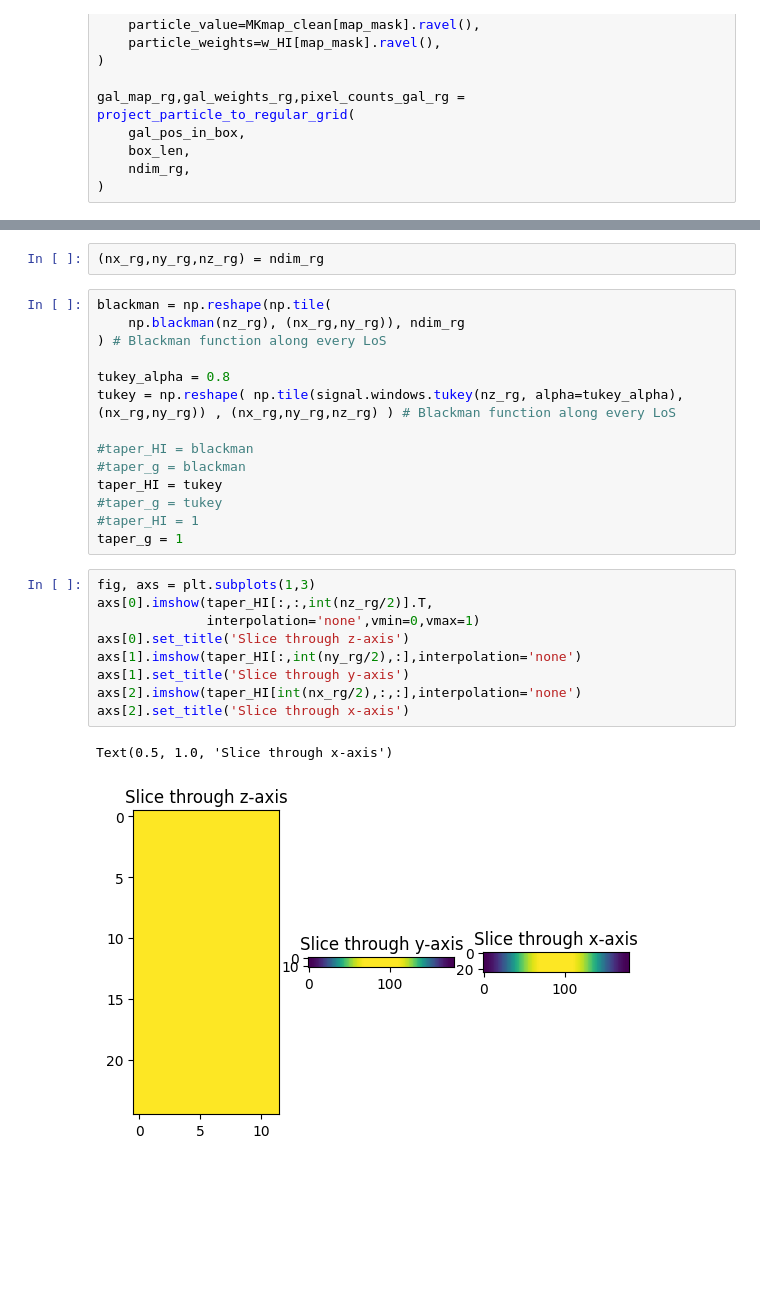
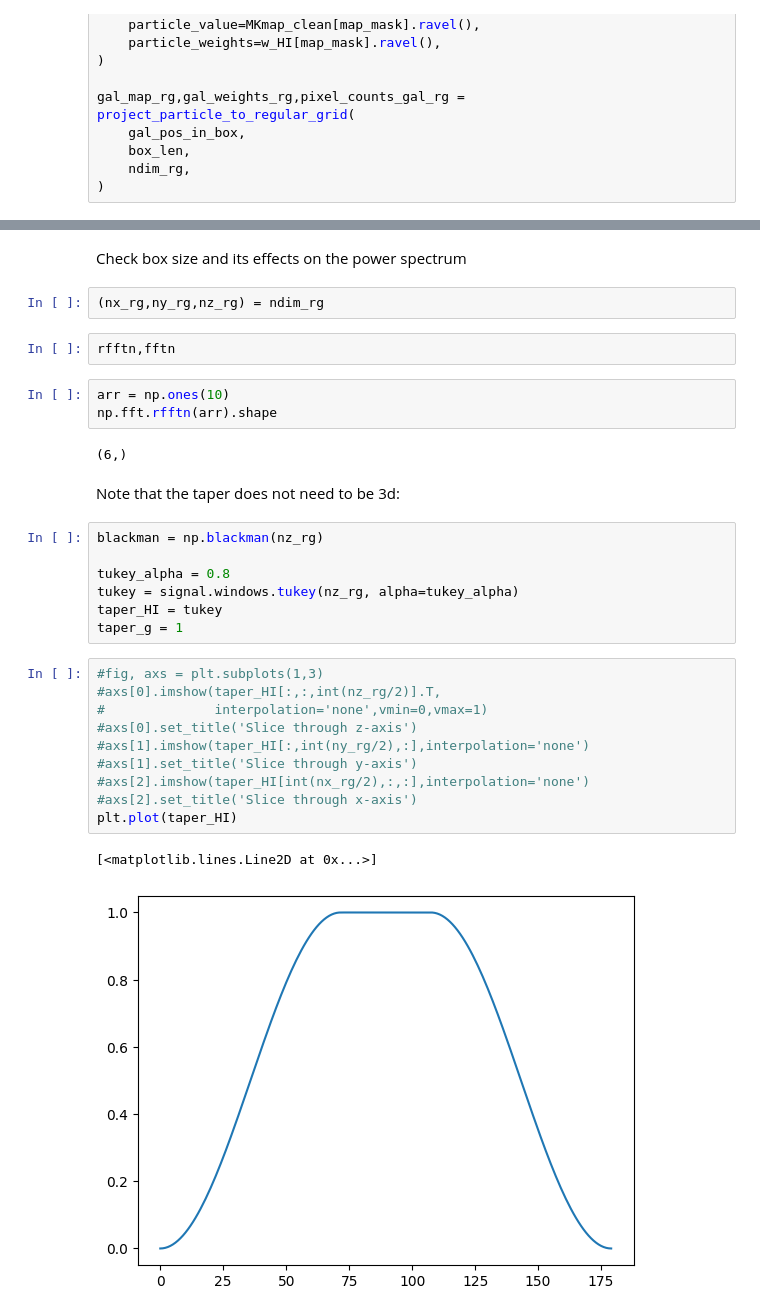
Before and after one commit to zhaotingchen/meer21cm, a Jupyter notebook: docs/source/examples/gama_cross.ipynb, the cells around one changed output, grey strips where cells are left out. Cells and saved outputs as stored; diff of their text form; blank space fills up the shorter version.

```diff
--- a/docs/source/examples/gama_cross.ipynb
+++ b/docs/source/examples/gama_cross.ipynb
@@ -261,28 +263,33 @@ for i in range(3):
+# %% [markdown]
+Check box size and its effects on the power spectrum
 # %%
 (nx_rg,ny_rg,nz_rg) = ndim_rg
+# %%
+rfftn,fftn
+# %%
+arr = np.ones(10)
+np.fft.rfftn(arr).shape
+# %% [output]
+(6,)
+# %% [markdown]
+Note that the taper does not need to be 3d:
 # %%
-blackman = np.reshape(np.tile(
-    np.blackman(nz_rg), (nx_rg,ny_rg)), ndim_rg
-) # Blackman function along every LoS
+blackman = np.blackman(nz_rg)
 
 tukey_alpha = 0.8
-tukey = np.reshape( np.tile(signal.windows.tukey(nz_rg, alpha=tukey_alpha), (nx_rg,ny_rg)) , (nx_rg,ny_rg,nz_rg) ) # Blackman function along every LoS
-
-#taper_HI = blackman
-#taper_g = blackman
+tukey = signal.windows.tukey(nz_rg, alpha=tukey_alpha)
 taper_HI = tukey
-#taper_g = tukey
-#taper_HI = 1
 taper_g = 1
 # %%
-fig, axs = plt.subplots(1,3)
-axs[0].imshow(taper_HI[:,:,int(nz_rg/2)].T,
-              interpolation='none',vmin=0,vmax=1)
-axs[0].set_title('Slice through z-axis')
-axs[1].imshow(taper_HI[:,int(ny_rg/2),:],interpolation='none')
-axs[1].set_title('Slice through y-axis')
-axs[2].imshow(taper_HI[int(nx_rg/2),:,:],interpolation='none')
-axs[2].set_title('Slice through x-axis')
+#fig, axs = plt.subplots(1,3)
+#axs[0].imshow(taper_HI[:,:,int(nz_rg/2)].T,
+#              interpolation='none',vmin=0,vmax=1)
+#axs[0].set_title('Slice through z-axis')
+#axs[1].imshow(taper_HI[:,int(ny_rg/2),:],interpolation='none')
+#axs[1].set_title('Slice through y-axis')
+#axs[2].imshow(taper_HI[int(nx_rg/2),:,:],interpolation='none')
+#axs[2].set_title('Slice through x-axis')
+plt.plot(taper_HI)
 # %% [output]
-Text(0.5, 1.0, 'Slice through x-axis')
+[<matplotlib.lines.Line2D at 0x...>]
-[figure, old version]
+[figure, new version]
```
Also changed, not shown: parts of 5 cells of this notebook, 4 other files.
